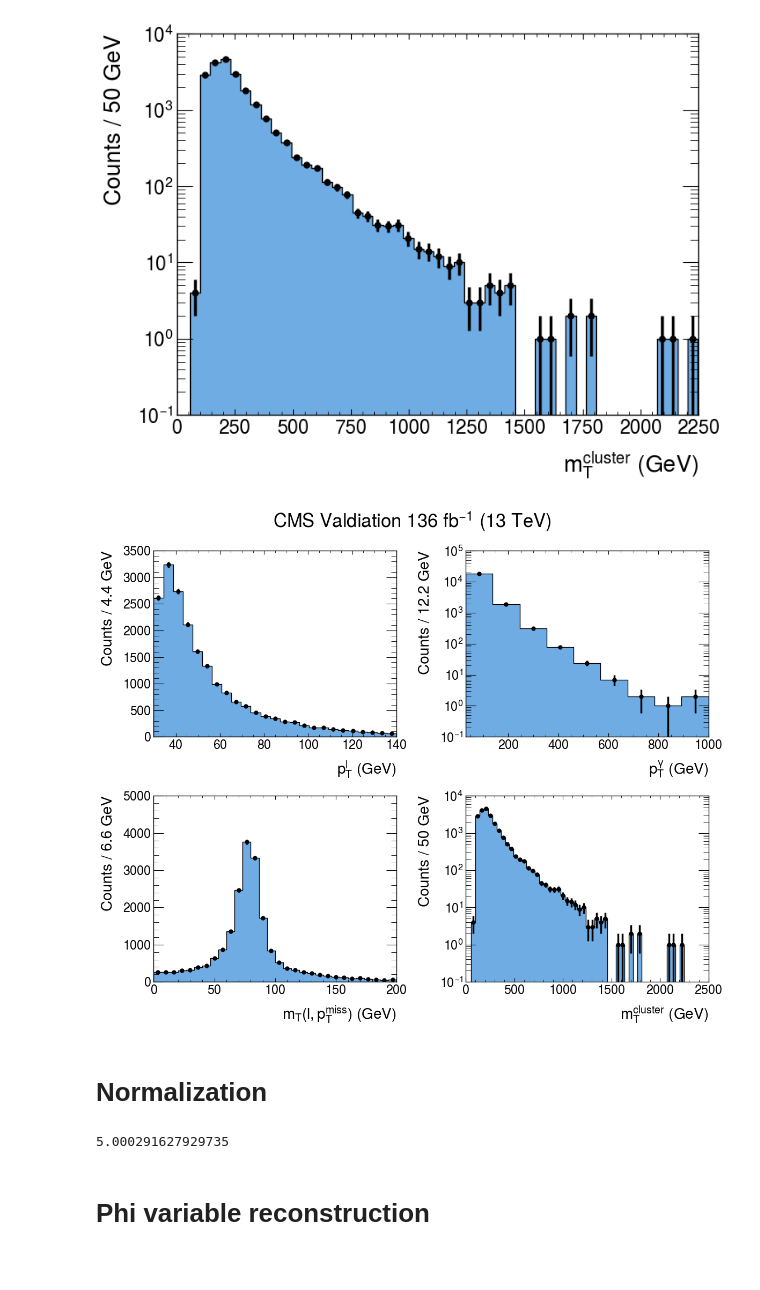
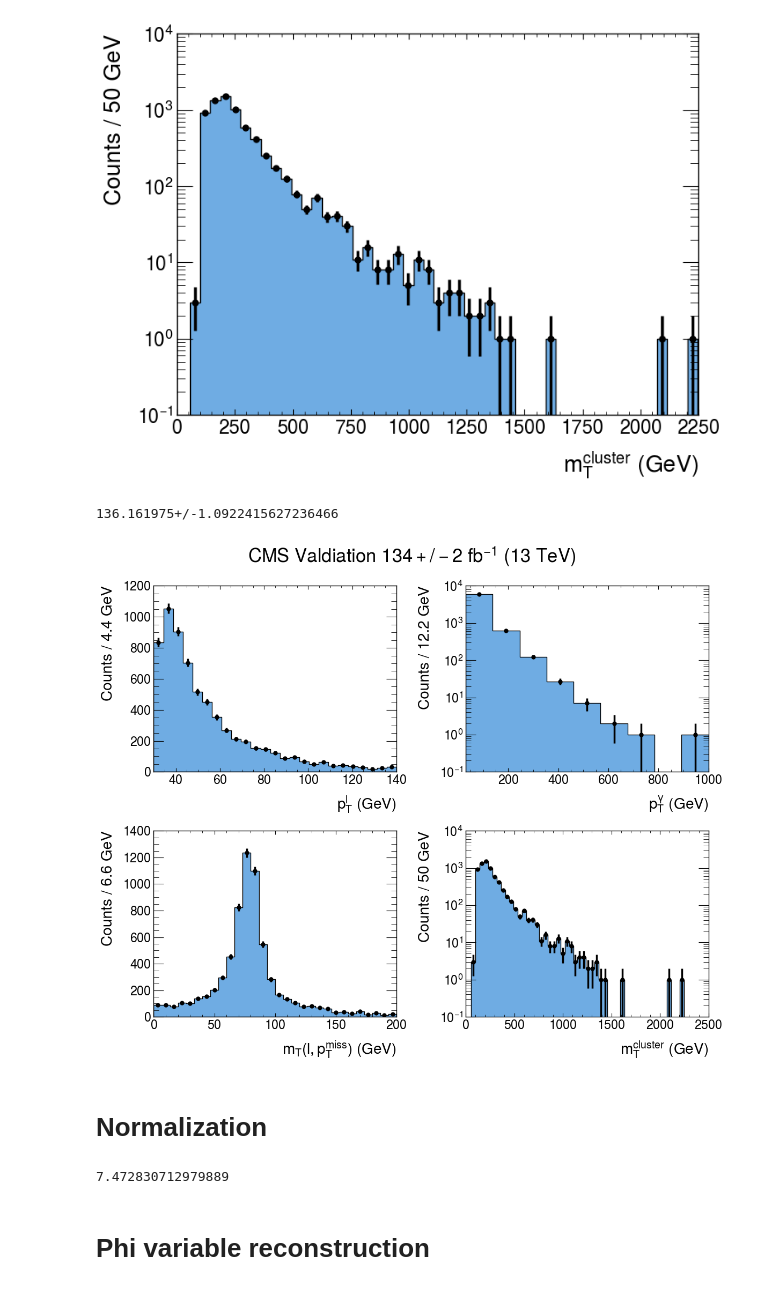
Before and after one commit to claudiu-mihai123/MPhys-Project, a Jupyter notebook: CMS_cuts.ipynb, the cells around one changed output. Drawn from its saved outputs; the diff is of its cells as text; code cells hidden in the pictures.

```diff
--- a/CMS_cuts.ipynb
+++ b/CMS_cuts.ipynb
@@ -14,13 +24,13 @@ hep.style.use('ATLAS')
 tree=up.open('Wy_CMS_100.root:Delphes')
 with open('all_keys.yaml','w') as file:
     yaml.safe_dump(tree.keys(),file)
-tree_2=up.open('Wy_CMS_50.root:Delphes')
+tree=up.open('Wy_CMS_50.root:Delphes')
 # %%
 base_features=['_size','.PT','.Eta','.Phi']
 particles=['Muon','Electron','Photon']
 neutrino_features=['MissingET.MET','MissingET.Eta','MissingET.Phi','MissingET_size']+['Jet_size','Jet.PT','Jet.Eta']
 event_features=[i+j for i in particles for j in base_features]+neutrino_features
-events_df=pd.concat([tree.arrays(event_features,library="pd"),tree_2.arrays(event_features,library="pd")],axis=0,ignore_index=True)
+events_df=tree.arrays(event_features,library="pd")
 
 
 
@@ -106,27 +132,27 @@ CMS_cut.loc[CMS_cut['Muon_size']==1,'Mt_lv']=np.sqrt(
     - (   CMS_cut['Muon.PT']*np.cos(CMS_cut['Muon.Phi']) +CMS_cut['MissingET.MET']*np.cos(CMS_cut['MissingET.Phi'])  )**2
         - (   CMS_cut['Muon.PT']*np.sin(CMS_cut['Muon.Phi']) +CMS_cut['MissingET.MET']*np.sin(CMS_cut['MissingET.Phi'])  )**2   )
 # %%
-def is_valid_greater(value, threshold):
-    if isinstance(value, np.ndarray):  # First check if it's an array
+def greater_cut(value, threshold):
+    if isinstance(value, np.ndarray):
         return np.all(value >threshold)
-    elif pd.isna(value):  # Then check if it's NaN (this will now only apply to non-arrays)
-        return True  # Keep NaN values
-    elif isinstance(value, (int, float)):  # Check if it's a scalar number
+    elif pd.isna(value):
+        return True
+    elif isinstance(value, (int, float)):
         return value >threshold
     return False
 
 
 def is_valid_lesser(value, threshold):
-    if isinstance(value, np.ndarray):  # First check if it's an array
+    if isinstance(value, np.ndarray):
         return np.all(value <threshold)
-    elif pd.isna(value):  # Then check if it's NaN (this will now only apply to non-arrays)
-        return True  # Keep NaN values
-    elif isinstance(value, (int, float)):  # Check if it's a scalar number
-        return value <threshold
+    elif pd.isna(value):
+        return True
+    elif isinstance(value, (int, float)):
+        return value < threshold
     return False
 
 
-CMS_cut = CMS_cut[CMS_cut['Jet.PT'].apply(lambda x: is_valid_greater(x, 30))]
+CMS_cut = CMS_cut[CMS_cut['Jet.PT'].apply(lambda x: greater_cut(x, 30))]
 
 CMS_cut = CMS_cut[CMS_cut['Jet.Eta'].apply(lambda x: is_valid_lesser(x, 2.5))]
 # %%
@@ -214,4 +240,4 @@ plt.ylabel('Counts / 50 GeV')
 plt.xlabel(r'$\mathrm{m_{T}^{cluster}}$'+' (GeV)')
 plt.show()
 # %% [output]
-[figure, old version]
+[figure, new version]
@@ -218,7 +246,13 @@ plt.show()
+# %%
+cross_section_integrated
+# %% [output]
+136.161975+/-1.0922415627236466
 # %%
-cross_section_inclusive=0.9957
+cross_section_inclusive=ufloat(0.9919,0.0016)
+e=len(CMS_cut)/FILE_SIZE
+epsilon=ufloat(   e, np.sqrt( e*(1-e)/FILE_SIZE  )  )
 
-cross_section_integrated=0.9957*len(CMS_cut)/FILE_SIZE *1000
+cross_section_integrated=cross_section_inclusive*epsilon *1000
 
 
 fig,axes=plt.subplots(2,2,figsize=(12,10))
@@ -268,34 +302,34 @@ var=CMS_cut['Mt_lv']
 counts, bins = np.histogram(var, 30,range=(0, 200))
 bin_centres = (bins[:-1] + bins[1:])/2.
 err = np.sqrt(counts)
 sns.histplot(var,bins=30,element='step',edgecolor='black',binrange=[0,200],ax=axes[1][0])
 axes[1][0].errorbar(bin_centres,counts,yerr=err,fmt='o',color='black',markersize=5,elinewidth=2.5,label='Data')
 axes[1][0].set_ylabel('Counts / 6.6 GeV')
 axes[1][0].set_xlabel(r'$\mathrm{m_{T}(l,p_{T}^{miss})}$'+' (GeV)')
 
 
 
 
 
 
 var=CMS_cut['Mt_cluster']
 
 counts, bins = np.histogram(var, 50)
 bin_centres = (bins[:-1] + bins[1:])/2.
 err = np.sqrt(counts)
 sns.histplot(var,bins=50,element='step',edgecolor='black',ax=axes[1][1])
 axes[1][1].errorbar(bin_centres,counts,yerr=err,fmt='o',color='black',markersize=5,elinewidth=2.5,label='Data')
 axes[1][1].set_yscale('log')
 axes[1][1].set_ylabel('Counts / 50 GeV')
 axes[1][1].set_xlabel(r'$\mathrm{m_{T}^{cluster}}$'+' (GeV)')
 
 plt.suptitle('CMS Valdiation '+r'$\mathrm{{ {:.0f} \ fb^{{-1}} }}$'.format(cross_section_integrated)+' (13 TeV)',size=25)
 
 
 plt.tight_layout()
 plt.show()
 # %% [output]
-[figure, old version]
+[figure, new version]
 # %% [markdown]
 # Normalization
 # %%
@@ -306,7 +340,7 @@ N_sim=len(CMS_cut)
 Norm=N_CMS/N_sim
 Norm
 # %% [output]
-5.000291627929735
+7.472830712979889
 # %% [markdown]
 # Phi variable reconstruction
 # %%
```
Also changed, not shown: parts of 10 cells of this notebook.
